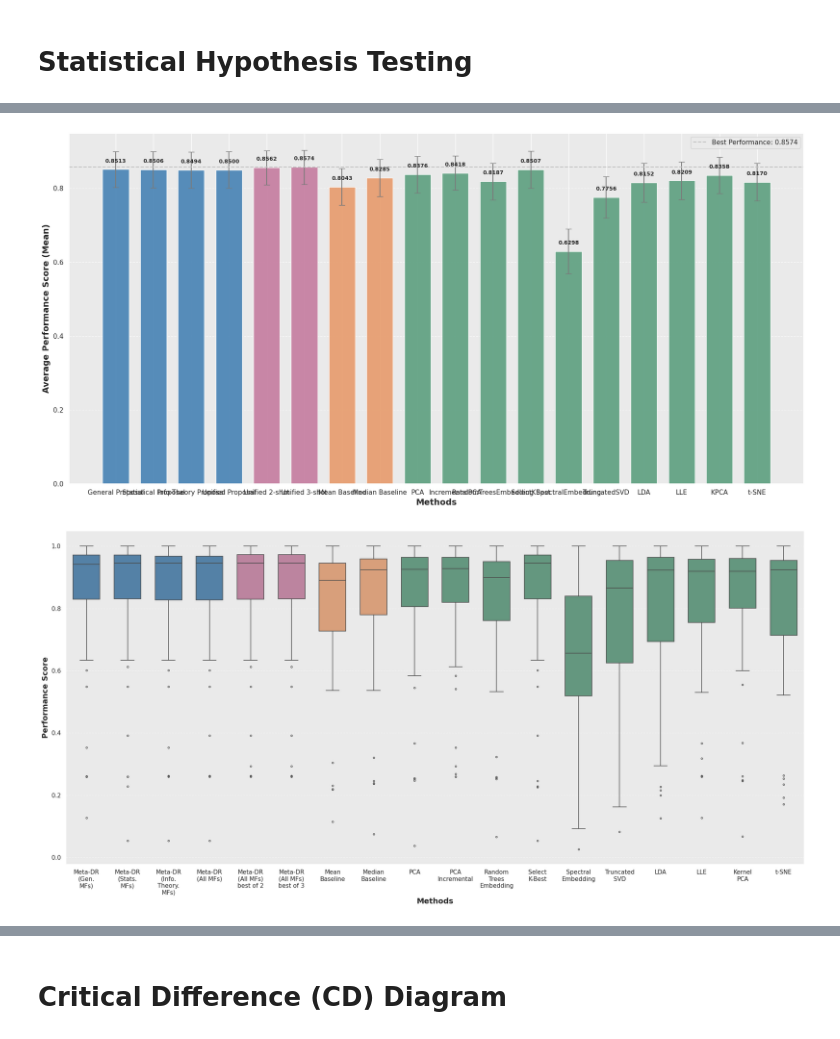
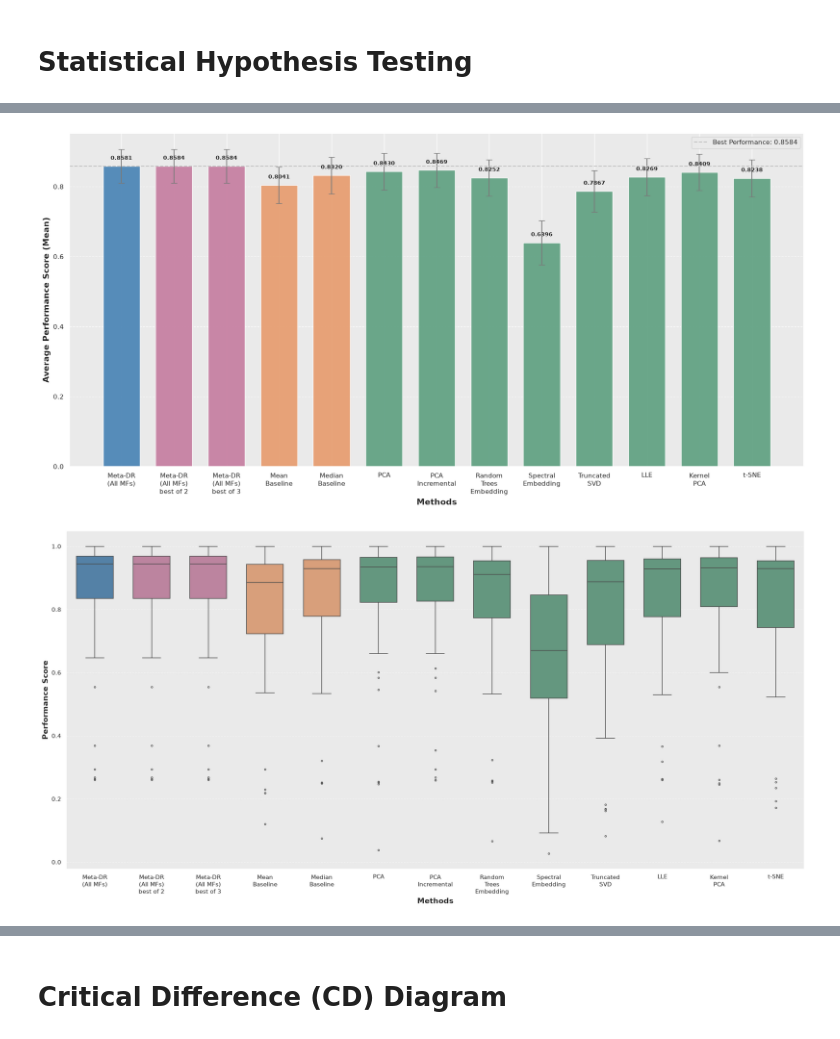
Before and after one commit to silvadaniell/meta-dr, a Jupyter notebook: Meta_DR.ipynb, the cells around one changed output, grey strips where cells are left out. Saved outputs shown, nothing was run; the diff lists cells and outputs as text; code cells hidden in the pictures.

```diff
--- a/Meta_DR.ipynb
+++ b/Meta_DR.ipynb
@@ -3924,10 +2980,10 @@ plt.show()
 # %%
 # Select methods to compare
 columns_to_plot = [
-    'General Proposal', 'Statistical Proposal', 'Info-Theory Proposal', 'Unified Proposal',
+    'Unified Proposal',
     'Mean Baseline', 'Median Baseline',
-    'PCA', 'IncrementalPCA', 'RandomTreesEmbedding', 'SelectKBest',
-    'SpectralEmbedding', 'TruncatedSVD', 'LDA', 'LLE', 'KPCA', 't-SNE'
+    'PCA', 'IncrementalPCA', 'RandomTreesEmbedding',
+    'SpectralEmbedding', 'TruncatedSVD', 'LLE', 'KPCA', 't-SNE'
 ]
 
 df_to_plot = final_results_table[columns_to_plot].copy()
@@ -3970,28 +3026,22 @@ print("------------------------------------------\n")
 
 # Custom colors
 custom_colors = [
-    'steelblue', 'steelblue', 'steelblue', 'steelblue',   # Meta-DR proposals
+    'steelblue',   # Meta-DR proposals
     '#E79B6C', '#E79B6C',                                 # Baselines
     '#5C9F7F', '#5C9F7F', '#5C9F7F', '#5C9F7F',
     '#5C9F7F', '#5C9F7F', '#5C9F7F', '#5C9F7F',
-    '#5C9F7F', '#5C9F7F'                                  # Individual DR methods
 ]
 
 # Rename labels for plotting
 rename_labels = {
-    'General Proposal': 'Meta-DR (Gen. MFs)',
-    'Statistical Proposal': 'Meta-DR (Stats. MFs)',
-    'Info-Theory Proposal': 'Meta-DR (Info-Theory MFs)',
     'Unified Proposal': 'Meta-DR (All MFs)',
     'Mean Baseline': 'Mean Baseline',
     'Median Baseline': 'Median Baseline',
     'PCA': 'PCA',
     'IncrementalPCA': 'Incremental PCA',
     'RandomTreesEmbedding': 'Random Trees',
-    'SelectKBest': 'Select K-Best',
     'SpectralEmbedding': 'Spectral Embedding',
     'TruncatedSVD': 'Truncated SVD',
-    'LDA': 'LDA',
     'LLE': 'LLE',
     'KPCA': 'Kernel PCA',
     't-SNE': 't-SNE'
@@ -4482,19 +3510,15 @@ t-SNE                0.8170          0.7662          0.8678           0.0508
 # %% [markdown]
 # Statistical Hypothesis Testing
 # %%
-import pandas as pd
-import seaborn as sns
-import matplotlib.pyplot as plt
-import numpy as np
 from scipy import stats
 
 # Columns (methods) that will be included in the analysis and visualization
 columns_to_plot_nshot = [
-    'General Proposal', 'Statistical Proposal', 'Info-Theory Proposal', 'Unified Proposal',
+    'Unified Proposal',
     'Unified 2-shot', 'Unified 3-shot',
     'Mean Baseline', 'Median Baseline',
-    'PCA', 'IncrementalPCA', 'RandomTreesEmbedding', 'SelectKBest',
-    'SpectralEmbedding', 'TruncatedSVD', 'LDA', 'LLE', 'KPCA', 't-SNE'
+    'PCA', 'IncrementalPCA', 'RandomTreesEmbedding',
+    'SpectralEmbedding', 'TruncatedSVD', 'LLE', 'KPCA', 't-SNE'
 ]
 
 # Use the results table that includes the few-shot methods
@@ -4551,9 +3575,6 @@ print("Alternative Hypothesis (H1): There is a significant difference between me
 
 # MDR-based methods (Meta-DR proposals)
 mdr_methods = {
-    'General Proposal': 'MDR (Gen. MFs)',
-    'Statistical Proposal': 'MDR (Stats. MFs)',
-    'Info-Theory Proposal': 'MDR (Info. Theory. MFs)',
     'Unified Proposal': 'MDR (All MFs)',
     'Unified 2-shot': 'MDR (All MFs) best of 2',
     'Unified 3-shot': 'MDR (All MFs) best of 3'
@@ -4566,7 +3587,7 @@ baselines = {
 }
 
 # Best individual dimensionality reduction method
-best_individual = 'SelectKBest'
+best_individual = 'IncrementalPCA'
 
 comparisons = []
 
@@ -4580,11 +3601,11 @@ for mdr_col, mdr_name in mdr_methods.items():
             df_to_plot[baseline_col]
         ))
 
-# 2. Compare each MDR method against SelectKBest
+# 2. Compare each MDR method against IncrementalPCA
 for mdr_col, mdr_name in mdr_methods.items():
     comparisons.append((
         mdr_name,
-        'Select K-Best',
+        'IncrementalPCA',
         df_to_plot[mdr_col],
         df_to_plot[best_individual]
     ))
@@ -4728,12 +3749,11 @@ print("\n" + "="*80)
 
 # Custom colors for method categories
 custom_colors_nshot = [
-    'steelblue', 'steelblue', 'steelblue', 'steelblue',
+'steelblue',
     '#C57B9F', '#C57B9F',
     '#E79B6C', '#E79B6C',
     '#5C9F7F', '#5C9F7F', '#5C9F7F', '#5C9F7F',
     '#5C9F7F', '#5C9F7F', '#5C9F7F', '#5C9F7F',
-    '#5C9F7F', '#5C9F7F'
 ]
 
 # Plot styling
@@ -4741,6 +3761,26 @@ sns.set_style("darkgrid")
 sns.set(rc={'axes.facecolor': '#EAEAEA'})
 
 plt.figure(figsize=(18, 9))
+
+rename_labels_nshot = {
+    'Unified Proposal': 'Meta-DR\n(All MFs)',
+    'Unified 2-shot': 'Meta-DR\n(All MFs)\nbest of 2',
+    'Unified 3-shot': 'Meta-DR\n(All MFs)\nbest of 3',
+    'Mean Baseline': 'Mean\nBaseline',
+    'Median Baseline': 'Median\nBaseline',
+    'PCA': 'PCA',
+    'IncrementalPCA': 'PCA\nIncremental',
+    'RandomTreesEmbedding': 'Random\nTrees\nEmbedding',
+    'SpectralEmbedding': 'Spectral\nEmbedding',
+    'TruncatedSVD': 'Truncated\nSVD',
+    'LLE': 'LLE',
+    'KPCA': 'Kernel\nPCA',
+    't-SNE': 't-SNE'
+}
+
+# Renomeia os índices
+means.index = means.index.map(lambda x: rename_labels_nshot.get(x, x))
+margin_of_error.index = margin_of_error.index.map(lambda x: rename_labels_nshot.get(x, x))
 
 # Bar chart with confidence intervals
 bars = plt.bar(
@@ -4815,15 +3855,15 @@ MDR (All MFs) best of 3 MDR (All MFs) best of 2      No Wilcoxon Signed-Rank Tes
 
 ================================================================================
-[figure, old version]
+[figure, new version]
 # %%
 
 # Columns to be plotted
 columns_to_plot = [
-    'General Proposal', 'Statistical Proposal', 'Info-Theory Proposal', 'Unified Proposal',
+    'Unified Proposal',
     'Unified 2-shot', 'Unified 3-shot',
     'Mean Baseline', 'Median Baseline',
-    'PCA', 'IncrementalPCA', 'RandomTreesEmbedding', 'SelectKBest',
-    'SpectralEmbedding', 'TruncatedSVD', 'LDA', 'LLE', 'KPCA', 't-SNE'
+    'PCA', 'IncrementalPCA', 'RandomTreesEmbedding',
+    'SpectralEmbedding', 'TruncatedSVD', 'LLE', 'KPCA', 't-SNE'
 ]
 
 # Select only the columns of interest
@@ -4831,9 +3871,6 @@ df_to_plot = final_results_table_nshot[columns_to_plot].copy()
 
 # Rename labels for better visualization
 rename_labels_nshot = {
-    'General Proposal': 'Meta-DR\n(Gen.\nMFs)',
-    'Statistical Proposal': 'Meta-DR\n(Stats.\nMFs)',
-    'Info-Theory Proposal': 'Meta-DR\n(Info.\nTheory.\nMFs)',
     'Unified Proposal': 'Meta-DR\n(All MFs)',
     'Unified 2-shot': 'Meta-DR\n(All MFs)\nbest of 2',
     'Unified 3-shot': 'Meta-DR\n(All MFs)\nbest of 3',
@@ -4842,10 +3879,8 @@ rename_labels_nshot = {
     'PCA': 'PCA',
     'IncrementalPCA': 'PCA\nIncremental',
     'RandomTreesEmbedding': 'Random\nTrees\nEmbedding',
-    'SelectKBest': 'Select\nK-Best',
     'SpectralEmbedding': 'Spectral\nEmbedding',
     'TruncatedSVD': 'Truncated\nSVD',
-    'LDA': 'LDA',
     'LLE': 'LLE',
     'KPCA': 'Kernel\nPCA',
     't-SNE': 't-SNE'
@@ -4855,12 +3890,11 @@ df_plot_renamed = df_to_plot.rename(columns=rename_labels_nshot)
 
 # Custom colors
 custom_colors_nshot = [
-    'steelblue', 'steelblue', 'steelblue', 'steelblue',
+    'steelblue',
     '#C57B9F', '#C57B9F',
     '#E79B6C', '#E79B6C',
     '#5C9F7F', '#5C9F7F', '#5C9F7F', '#5C9F7F',
     '#5C9F7F', '#5C9F7F', '#5C9F7F', '#5C9F7F',
-    '#5C9F7F', '#5C9F7F'
 ]
 
 # Plot style
@@ -4899,7 +3933,7 @@ plt.savefig(
 
 plt.show()
 # %% [output]
-[figure, old version]
+[figure, new version]
 # %%
 import pandas as pd
 import numpy as np
```
Also changed, not shown: parts of 71 cells of this notebook, 7 other files.
